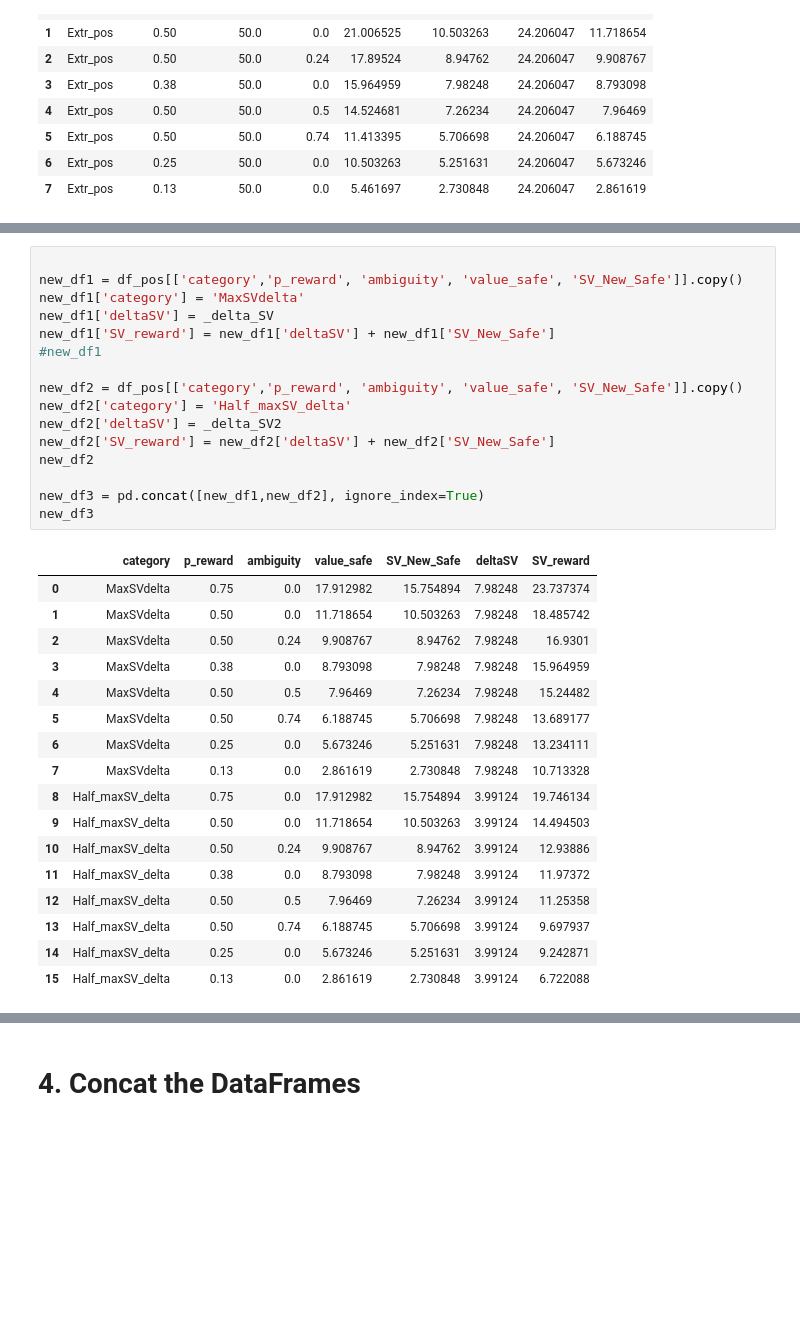
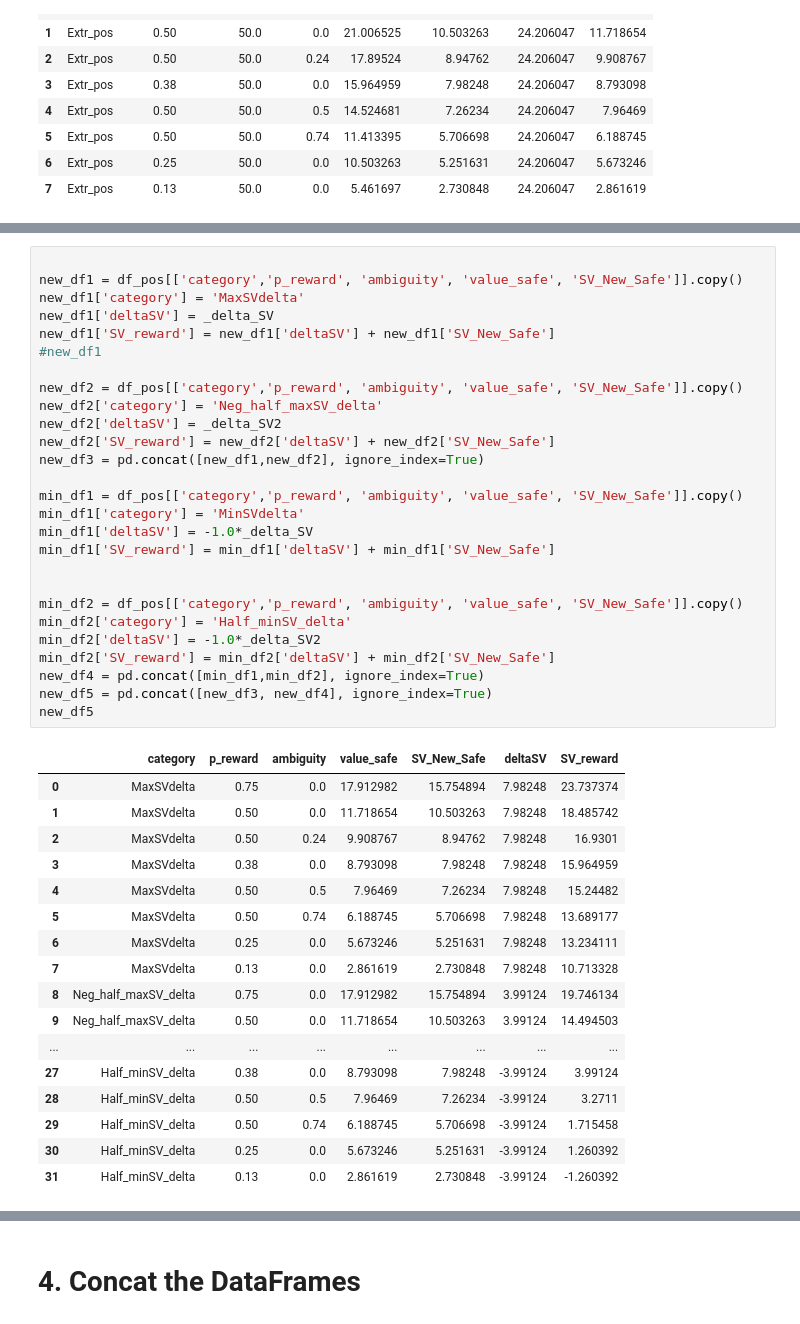
Before and after one commit to CDN-Lab/Intracraneal_electrodes, a Jupyter notebook: uncertaintyencoding.ipynb, the cells around one changed output, grey strips where cells are left out. Cells and saved outputs as stored; diff of their text form; blank space fills up the shorter version.

```diff
--- a/uncertaintyencoding.ipynb
+++ b/uncertaintyencoding.ipynb
@@ -313,34 +388,45 @@ print(SV_max_pos,_SV_safe,_delta_SV,_delta_SV2)
 # %%
 
 new_df1 = df_pos[['category','p_reward', 'ambiguity', 'value_safe', 'SV_New_Safe']].copy()
 new_df1['category'] = 'MaxSVdelta'
 new_df1['deltaSV'] = _delta_SV
 new_df1['SV_reward'] = new_df1['deltaSV'] + new_df1['SV_New_Safe']
 #new_df1
 
 new_df2 = df_pos[['category','p_reward', 'ambiguity', 'value_safe', 'SV_New_Safe']].copy()
-new_df2['category'] = 'Half_maxSV_delta'
+new_df2['category'] = 'Neg_half_maxSV_delta'
 new_df2['deltaSV'] = _delta_SV2
 new_df2['SV_reward'] = new_df2['deltaSV'] + new_df2['SV_New_Safe']
-new_df2
+new_df3 = pd.concat([new_df1,new_df2], ignore_index=True)
 
-new_df3 = pd.concat([new_df1,new_df2], ignore_index=True)
-new_df3
+min_df1 = df_pos[['category','p_reward', 'ambiguity', 'value_safe', 'SV_New_Safe']].copy()
+min_df1['category'] = 'MinSVdelta'
+min_df1['deltaSV'] = -1.0*_delta_SV
+min_df1['SV_reward'] = min_df1['deltaSV'] + min_df1['SV_New_Safe']
+
+
+min_df2 = df_pos[['category','p_reward', 'ambiguity', 'value_safe', 'SV_New_Safe']].copy()
+min_df2['category'] = 'Half_minSV_delta'
+min_df2['deltaSV'] = -1.0*_delta_SV2
+min_df2['SV_reward'] = min_df2['deltaSV'] + min_df2['SV_New_Safe']
+new_df4 = pd.concat([min_df1,min_df2], ignore_index=True)
+new_df5 = pd.concat([new_df3, new_df4], ignore_index=True)
+new_df5
 # %% [output]
 |  | category | p_reward | ambiguity | value_safe | SV_New_Safe | deltaSV | SV_reward |
 | 0 | MaxSVdelta | 0.75 | 0.0 | 17.912982 | 15.754894 | 7.98248 | 23.737374 |
 | 1 | MaxSVdelta | 0.50 | 0.0 | 11.718654 | 10.503263 | 7.98248 | 18.485742 |
 | 2 | MaxSVdelta | 0.50 | 0.24 | 9.908767 | 8.94762 | 7.98248 | 16.9301 |
 | 3 | MaxSVdelta | 0.38 | 0.0 | 8.793098 | 7.98248 | 7.98248 | 15.964959 |
 | 4 | MaxSVdelta | 0.50 | 0.5 | 7.96469 | 7.26234 | 7.98248 | 15.24482 |
 | 5 | MaxSVdelta | 0.50 | 0.74 | 6.188745 | 5.706698 | 7.98248 | 13.689177 |
 | 6 | MaxSVdelta | 0.25 | 0.0 | 5.673246 | 5.251631 | 7.98248 | 13.234111 |
 | 7 | MaxSVdelta | 0.13 | 0.0 | 2.861619 | 2.730848 | 7.98248 | 10.713328 |
-| 8 | Half_maxSV_delta | 0.75 | 0.0 | 17.912982 | 15.754894 | 3.99124 | 19.746134 |
-| 9 | Half_maxSV_delta | 0.50 | 0.0 | 11.718654 | 10.503263 | 3.99124 | 14.494503 |
-| 10 | Half_maxSV_delta | 0.50 | 0.24 | 9.908767 | 8.94762 | 3.99124 | 12.93886 |
-| 11 | Half_maxSV_delta | 0.38 | 0.0 | 8.793098 | 7.98248 | 3.99124 | 11.97372 |
-| 12 | Half_maxSV_delta | 0.50 | 0.5 | 7.96469 | 7.26234 | 3.99124 | 11.25358 |
-| 13 | Half_maxSV_delta | 0.50 | 0.74 | 6.188745 | 5.706698 | 3.99124 | 9.697937 |
-| 14 | Half_maxSV_delta | 0.25 | 0.0 | 5.673246 | 5.251631 | 3.99124 | 9.242871 |
-| 15 | Half_maxSV_delta | 0.13 | 0.0 | 2.861619 | 2.730848 | 3.99124 | 6.722088 |
+| 8 | Neg_half_maxSV_delta | 0.75 | 0.0 | 17.912982 | 15.754894 | 3.99124 | 19.746134 |
+| 9 | Neg_half_maxSV_delta | 0.50 | 0.0 | 11.718654 | 10.503263 | 3.99124 | 14.494503 |
+| ... | ... | ... | ... | ... | ... | ... | ... |
+| 27 | Half_minSV_delta | 0.38 | 0.0 | 8.793098 | 7.98248 | -3.99124 | 3.99124 |
+| 28 | Half_minSV_delta | 0.50 | 0.5 | 7.96469 | 7.26234 | -3.99124 | 3.2711 |
+| 29 | Half_minSV_delta | 0.50 | 0.74 | 6.188745 | 5.706698 | -3.99124 | 1.715458 |
+| 30 | Half_minSV_delta | 0.25 | 0.0 | 5.673246 | 5.251631 | -3.99124 | 1.260392 |
+| 31 | Half_minSV_delta | 0.13 | 0.0 | 2.861619 | 2.730848 | -3.99124 | -1.260392 |
```
Also changed, not shown: parts of 12 cells of this notebook.
